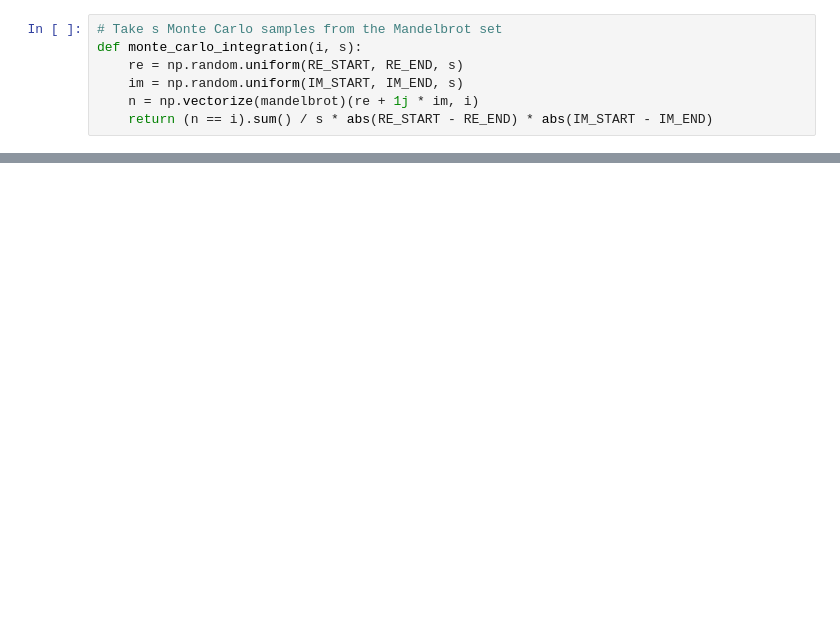
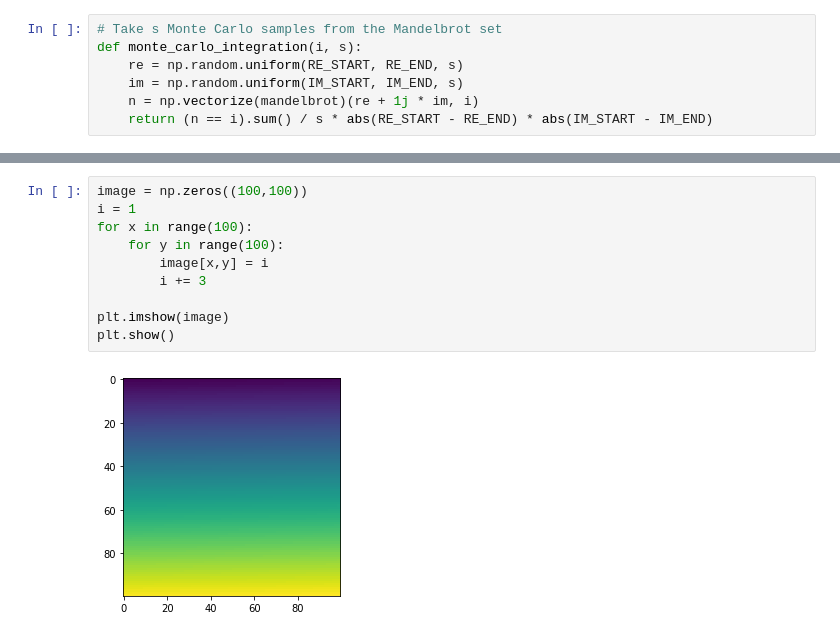
Before and after one commit to jurrew27/stochastic-simulation, a Jupyter notebook: Mandelbrot integration.ipynb, the cells around one changed output, grey strips where cells are left out. Cells and saved outputs as stored; diff of their text form; blank space fills up the shorter version.

```diff
--- a/Mandelbrot integration.ipynb
+++ b/Mandelbrot integration.ipynb
@@ -76,0 +78,12 @@ pool.close()
+# %%
+image = np.zeros((100,100))
+i = 1
+for x in range(100):
+    for y in range(100):
+        image[x,y] = i
+        i += 3
+
+plt.imshow(image)
+plt.show()
+# %% [output]
+[figure, added]
```
Also changed, not shown: parts of 3 cells of this notebook, 3 other files.
